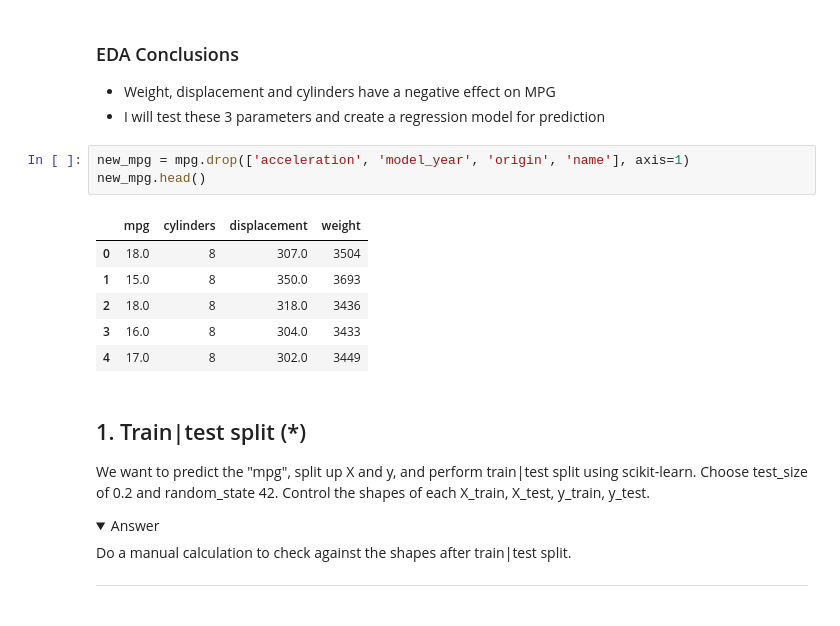
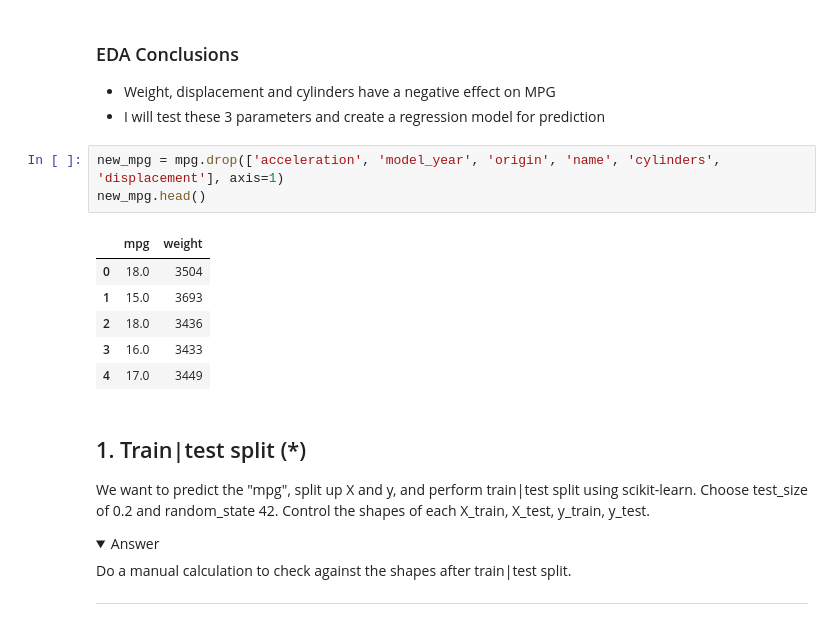
Before and after one commit to smlatic/Machine-Learning-ITHS, a Jupyter notebook: Exercises/E02_sklearn.ipynb, the cells around one changed output. Drawn from its saved outputs; the diff is of its cells as text; folded sections open.

```diff
--- a/Exercises/E02_sklearn.ipynb
+++ b/Exercises/E02_sklearn.ipynb
@@ -135,15 +135,15 @@ sns.pairplot(mpg)
 - Weight, displacement and cylinders have a negative effect on MPG
 - I will test these 3 parameters and create a regression model for prediction
 # %%
-new_mpg = mpg.drop(['acceleration', 'model_year', 'origin', 'name'], axis=1)
+new_mpg = mpg.drop(['acceleration', 'model_year', 'origin', 'name', 'cylinders', 'displacement'], axis=1)
 new_mpg.head()
 # %% [output]
-|  | mpg | cylinders | displacement | weight |
-| 0 | 18.0 | 8 | 307.0 | 3504 |
-| 1 | 15.0 | 8 | 350.0 | 3693 |
-| 2 | 18.0 | 8 | 318.0 | 3436 |
-| 3 | 16.0 | 8 | 304.0 | 3433 |
-| 4 | 17.0 | 8 | 302.0 | 3449 |
+|  | mpg | weight |
+| 0 | 18.0 | 3504 |
+| 1 | 15.0 | 3693 |
+| 2 | 18.0 | 3436 |
+| 3 | 16.0 | 3433 |
+| 4 | 17.0 | 3449 |
 # %% [markdown]
 ## 1. Train|test split (*)
 
```
Also changed, not shown: parts of 3 cells of this notebook.
